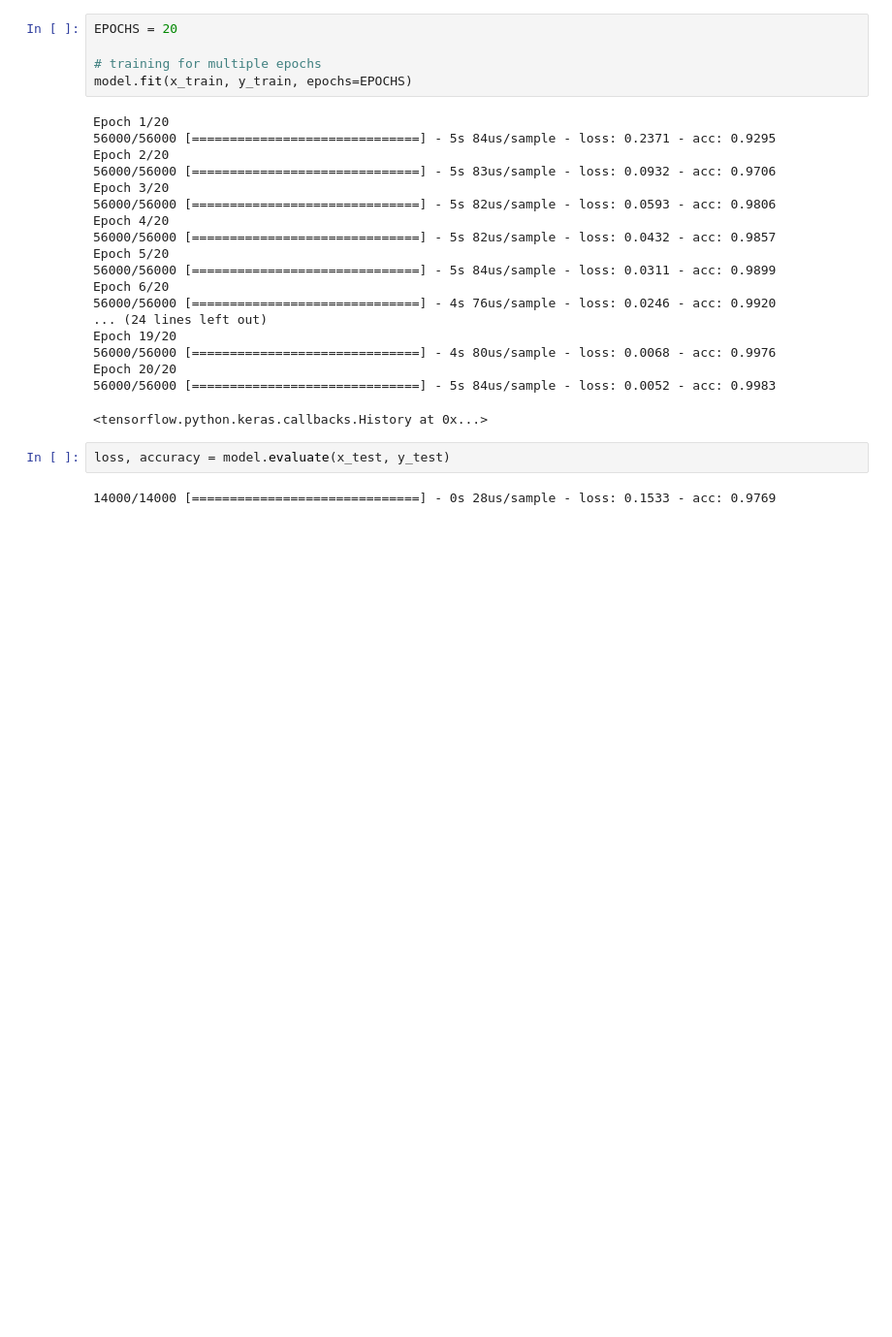
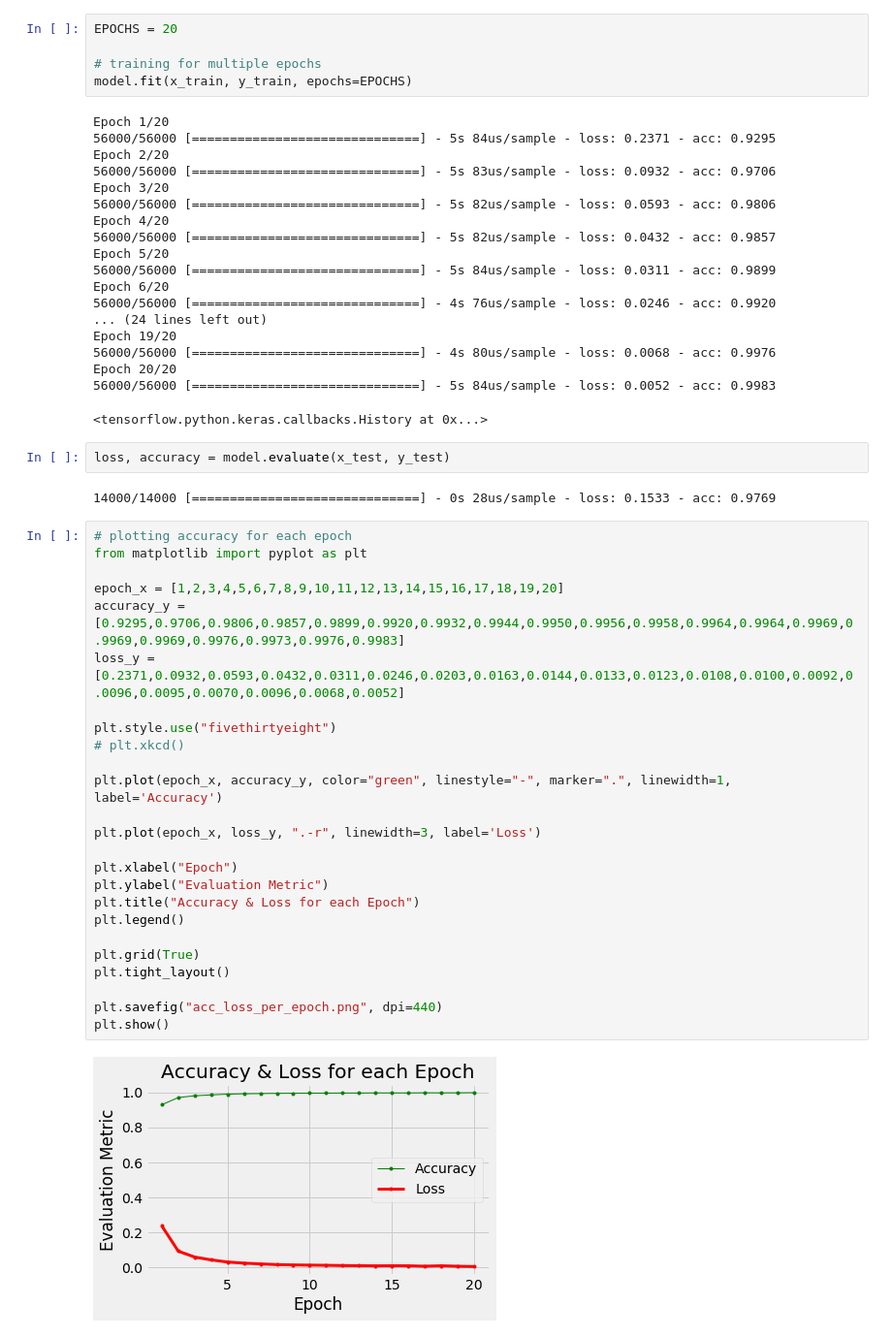
Before and after one commit to tsj1992/MLNN-A1-209338R, a Jupyter notebook: 1.ipynb, the cells around one changed output. Shown at 97% size. Saved outputs shown, nothing was run; the diff lists cells and outputs as text; blank space fills up the shorter version.

Commit message:
plotted accuracy for each epoch

```diff
--- a/1.ipynb
+++ b/1.ipynb
@@ -93,3 +93,30 @@ Epoch 20/20
 loss, accuracy = model.evaluate(x_test, y_test)
 # %% [output]
 14000/14000 [==============================] - 0s 28us/sample - loss: 0.1533 - acc: 0.9769
+# %%
+# plotting accuracy for each epoch
+from matplotlib import pyplot as plt
+
+epoch_x = [1,2,3,4,5,6,7,8,9,10,11,12,13,14,15,16,17,18,19,20]
+accuracy_y = [0.9295,0.9706,0.9806,0.9857,0.9899,0.9920,0.9932,0.9944,0.9950,0.9956,0.9958,0.9964,0.9964,0.9969,0.9969,0.9969,0.9976,0.9973,0.9976,0.9983]
+loss_y = [0.2371,0.0932,0.0593,0.0432,0.0311,0.0246,0.0203,0.0163,0.0144,0.0133,0.0123,0.0108,0.0100,0.0092,0.0096,0.0095,0.0070,0.0096,0.0068,0.0052]
+
+plt.style.use("fivethirtyeight")
+# plt.xkcd()
+
+plt.plot(epoch_x, accuracy_y, color="green", linestyle="-", marker=".", linewidth=1, label='Accuracy')
+
+plt.plot(epoch_x, loss_y, ".-r", linewidth=3, label='Loss')
+
+plt.xlabel("Epoch")
+plt.ylabel("Evaluation Metric")
+plt.title("Accuracy & Loss for each Epoch")
+plt.legend()
+
+plt.grid(True)
+plt.tight_layout()
+
+plt.savefig("acc_loss_per_epoch.png", dpi=440)
+plt.show()
+# %% [output]
+[figure, added]
```
Also changed, not shown: 2 other files.
